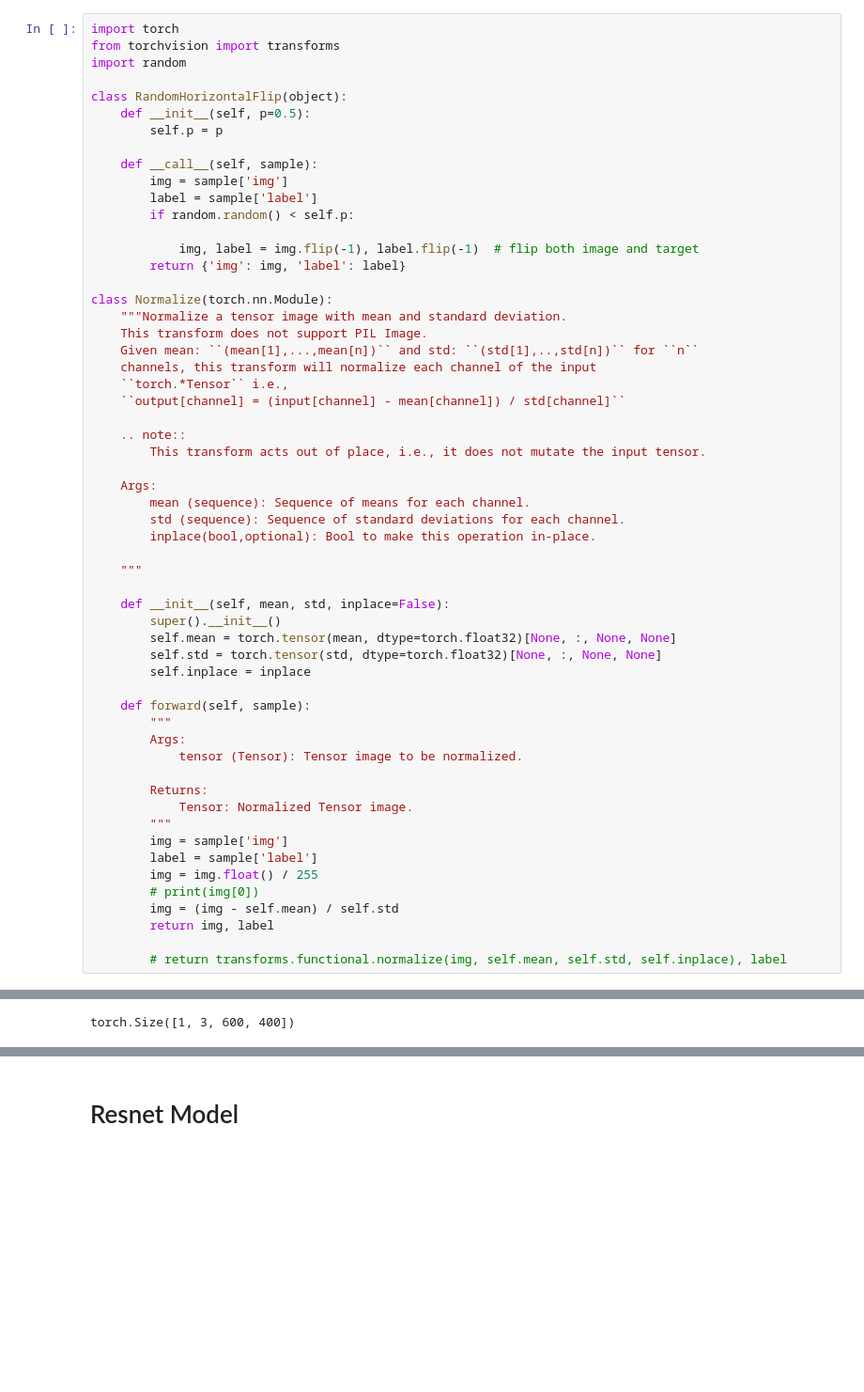
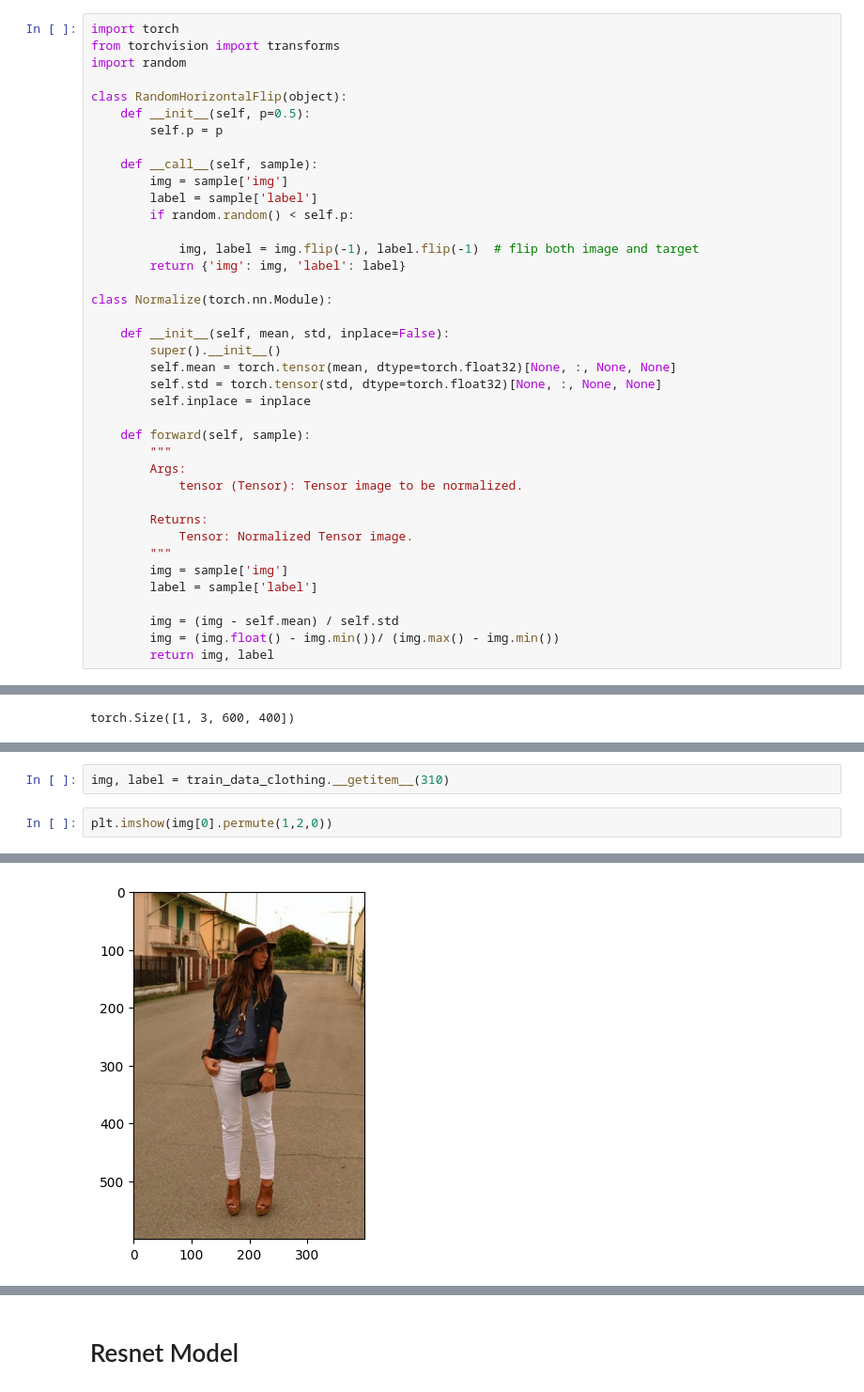
Before and after one commit to Hamza-333/Image_Segmentation, a Jupyter notebook: CSC420_Final_Project.ipynb, the cells around one changed output, grey strips where cells are left out. Shown at 94% size. Saved outputs shown, nothing was run; the diff lists cells and outputs as text; blank space fills up the shorter version.

```diff
--- a/CSC420_Final_Project.ipynb
+++ b/CSC420_Final_Project.ipynb
@@ -116,22 +58,6 @@ class RandomHorizontalFlip(object):
         return {'img': img, 'label': label}
 
 class Normalize(torch.nn.Module):
-    """Normalize a tensor image with mean and standard deviation.
-    This transform does not support PIL Image.
-    Given mean: ``(mean[1],...,mean[n])`` and std: ``(std[1],..,std[n])`` for ``n``
-    channels, this transform will normalize each channel of the input
-    ``torch.*Tensor`` i.e.,
-    ``output[channel] = (input[channel] - mean[channel]) / std[channel]``
-
-    .. note::
-        This transform acts out of place, i.e., it does not mutate the input tensor.
-
-    Args:
-        mean (sequence): Sequence of means for each channel.
-        std (sequence): Sequence of standard deviations for each channel.
-        inplace(bool,optional): Bool to make this operation in-place.
-
-    """
 
     def __init__(self, mean, std, inplace=False):
         super().__init__()
@@ -149,12 +75,10 @@ class Normalize(torch.nn.Module):
         """
         img = sample['img']
         label = sample['label']
-        img = img.float() / 255
-        # print(img[0])
+
         img = (img - self.mean) / self.std
+        img = (img.float() - img.min())/ (img.max() - img.min())
         return img, label
-
-        # return transforms.functional.normalize(img, self.mean, self.std, self.inplace), label
 # %%
 class SegmentationDataset(Dataset):
     def __init__(self, imgs_path, labels_path, num_classes, d_type):
@@ -290,0 +166,5 @@ train_data_clothing.__getitem__(1)[0]
+# %%
+img, label = train_data_clothing.__getitem__(310)
+# %%
+plt.imshow(img[0].permute(1,2,0))
+# %% [output]
@@ -290,0 +172 @@ train_data_clothing.__getitem__(1)[0]
+[figure, added]
```
Also changed, not shown: parts of 94 cells of this notebook.
